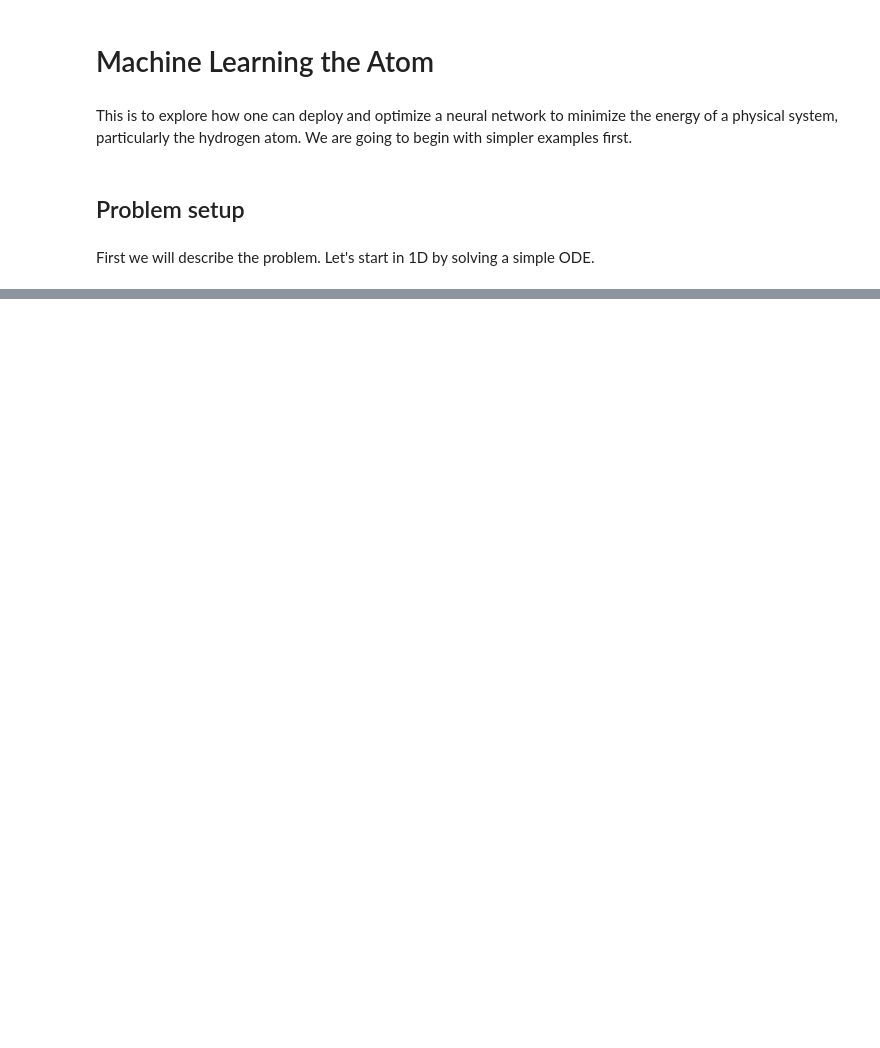
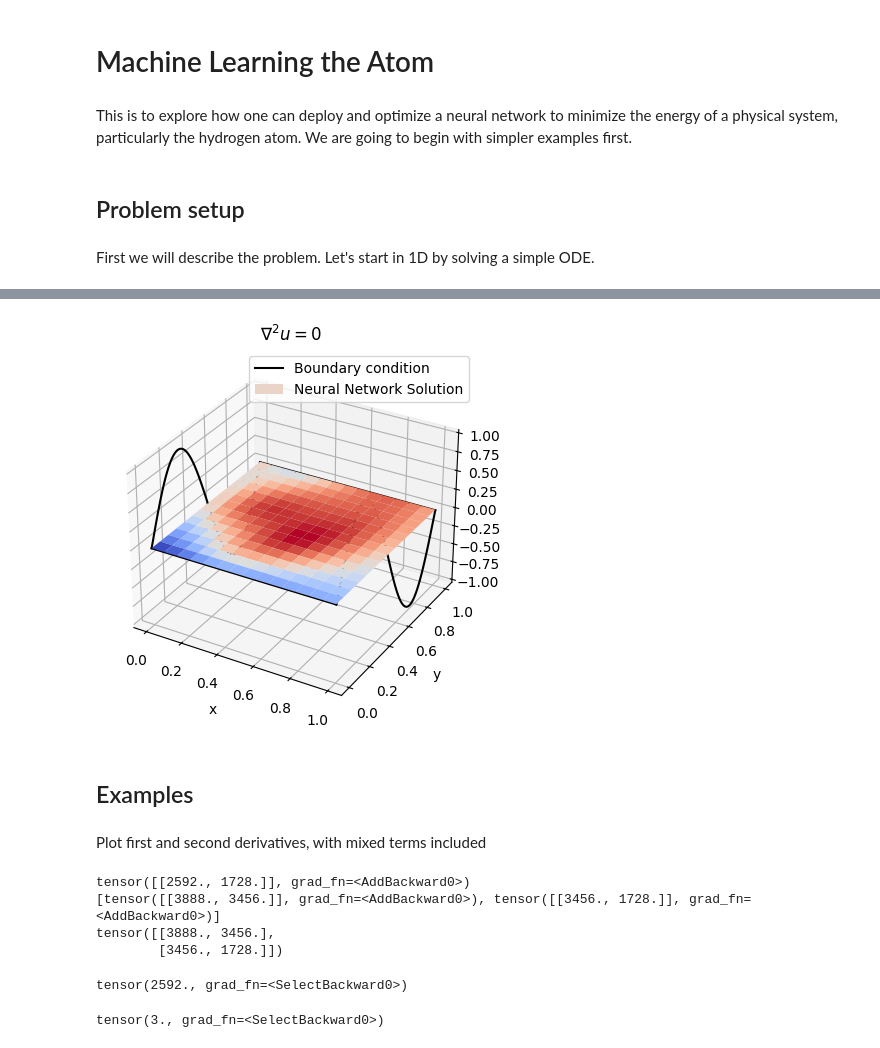
Before and after one commit to SavvasPitsi/ML_the_atom, a Jupyter notebook: Exploration.ipynb, the cells around one changed output, grey strips where cells are left out. Saved outputs shown, nothing was run; the diff lists cells and outputs as text; code cells hidden in the pictures; blank space fills up the shorter version.

```diff
--- a/Exploration.ipynb
+++ b/Exploration.ipynb
@@ -87,0 +183,72 @@ plt.show()
+# %%
+pred = model(xy_train).detach().numpy()
+pred = np.reshape(pred,shape=(mesh_length,mesh_length))
+np_x = x_train.detach().numpy()
+np_y = y_train.detach().numpy()
+
+zeros_b = np.zeros(100)
+range_b = np.linspace(0, 1, 100)
+u_b = np.sin(2 * np.pi * y_b)
+ones_b = np.ones(100)
+
+np_x, np_y = np.meshgrid(np_x, np_y)
+
+fig, ax1 = plt.subplots(subplot_kw={"projection": "3d"})
+ax1.plot(zeros_b, range_b, u_b, color='black', label= 'Boundary condition')
+ax1.plot(range_b, zeros_b, zeros_b, color='black')
+ax1.plot(ones_b, range_b, u_b, color='black')
+ax1.plot(range_b, ones_b, zeros_b, color='black')
+ax1.plot_surface(np_x, np_y, pred, label="Neural Network Solution", cmap = colmaps.coolwarm, antialiased=True)
+ax1.legend()
+ax1.set_xlabel("x")
+ax1.set_ylabel("y")
+ax1.set_title(r'$\nabla^2{u} = 0$')
+
+plt.show()
+# %% [output]
+[figure, added]
+# %% [markdown]
+## Examples
+# %% [markdown]
+Plot first and second derivatives, with mixed terms included
+# %%
+x = torch.tensor([2.0], requires_grad = True)
+y = torch.tensor([3.0], requires_grad = True)
+xs = torch.cartesian_prod(x,y)
+
+def testf(xs):
+    return xs[0,0]**4 * xs[0,1]**4
+
+value = testf(xs)
+#print(torch.autograd.grad(value, xs, create_graph=True, allow_unused=True))
+
+# Calculate first-order derivatives with respect to the inputs
+first_order_derivatives = torch.autograd.grad(value, xs, grad_outputs=torch.ones_like(value), create_graph=True)[0]
+
+# My way of calculating
+verify = []
+verify.append(torch.autograd.grad(first_order_derivatives[:, 0], xs, grad_outputs=torch.ones_like(first_order_derivatives[:, 0]), create_graph=True)[0])
+verify.append(torch.autograd.grad(first_order_derivatives[:, 1], xs, grad_outputs=torch.ones_like(first_order_derivatives[:, 1]), create_graph=True)[0])
+
+# Calculate second-order derivatives (including mixed derivatives)
+second_order_derivatives = torch.zeros((xs.size(1), xs.size(1)))
+for i in range(xs.size(1)):
+    grad2 = torch.autograd.grad(first_order_derivatives[:, i], xs, torch.ones_like(first_order_derivatives[:, i]), retain_graph=True)[0]
+    second_order_derivatives[i, :]  = grad2
+
+print(first_order_derivatives)
+print(verify)
+print(second_order_derivatives)
+# %% [output]
+tensor([[2592., 1728.]], grad_fn=<AddBackward0>)
+[tensor([[3888., 3456.]], grad_fn=<AddBackward0>), tensor([[3456., 1728.]], grad_fn=<AddBackward0>)]
+tensor([[3888., 3456.],
+        [3456., 1728.]])
+# %%
+first_order_derivatives[0, 0]
+# %% [output]
+tensor(2592., grad_fn=<SelectBackward0>)
+# %%
+xs[0,1]
+# %% [output]
+tensor(3., grad_fn=<SelectBackward0>)
```
Also changed, not shown: parts of 10 cells of this notebook.
